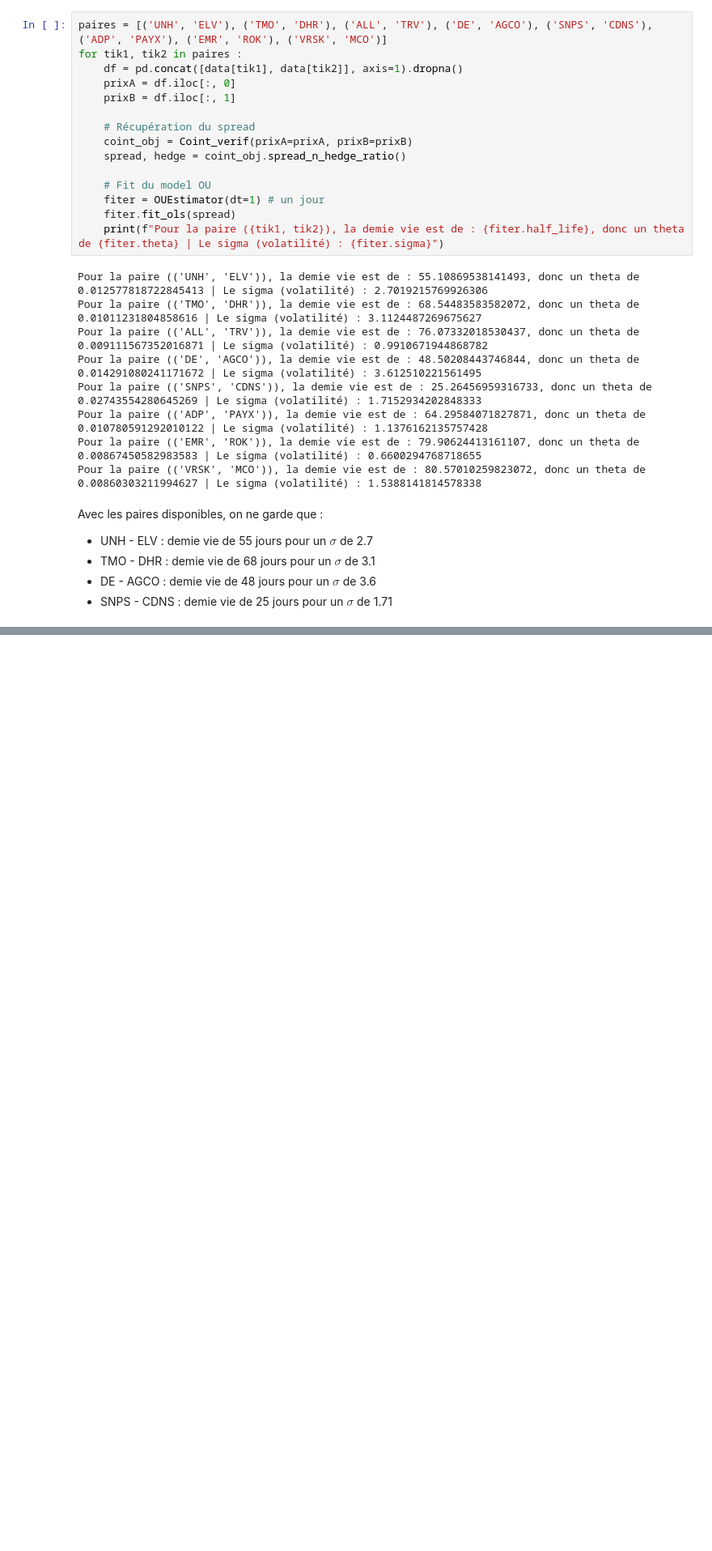
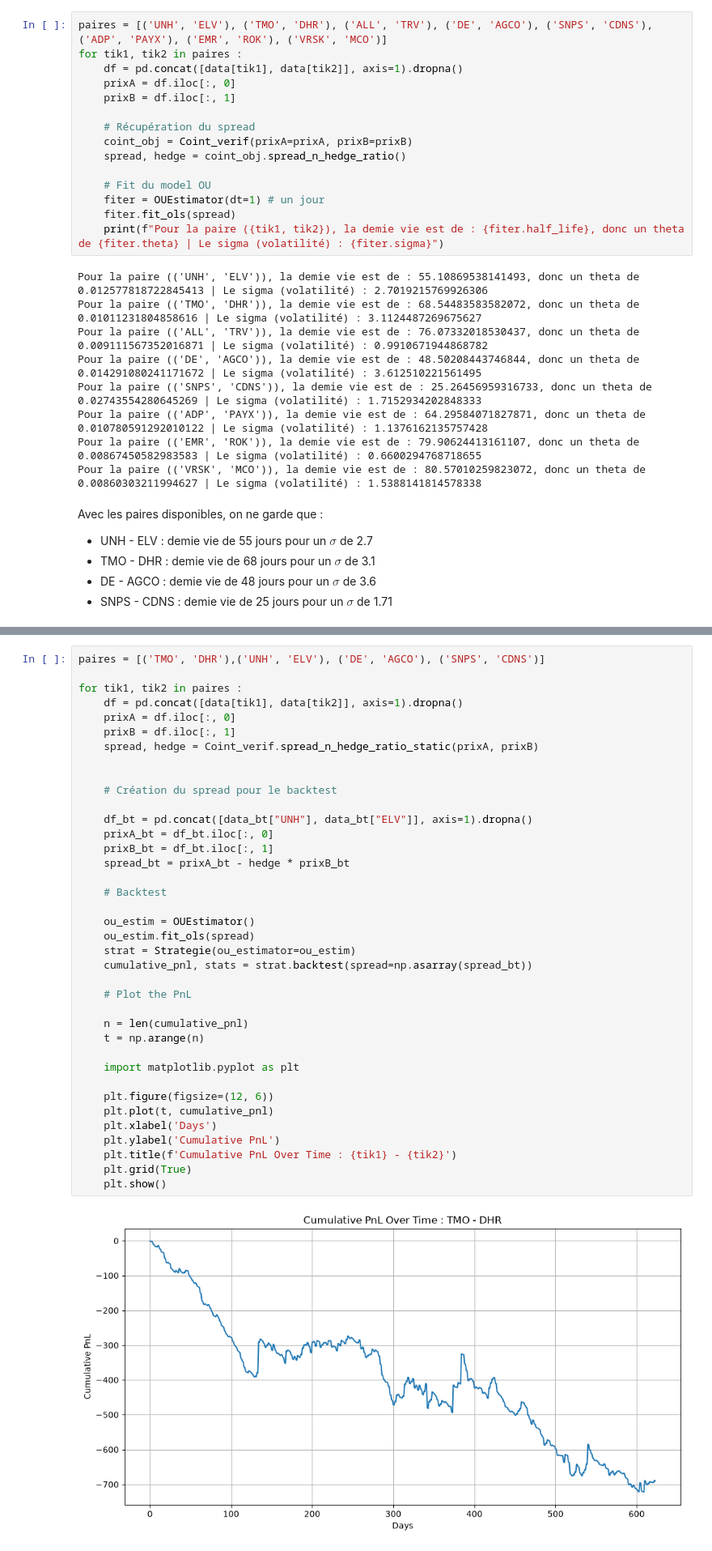
Before and after one commit to V0H6P/pair_trading, a Jupyter notebook: test_pair.ipynb, the cells around one changed output, grey strips where cells are left out. Shown at 81% size. Drawn from its saved outputs; the diff is of its cells as text; blank space fills up the shorter version.

```diff
--- a/test_pair.ipynb
+++ b/test_pair.ipynb
@@ -130,0 +196,40 @@ Avec les paires disponibles, on ne garde que  :
+# %%
+paires = [('TMO', 'DHR'),('UNH', 'ELV'), ('DE', 'AGCO'), ('SNPS', 'CDNS')]
+
+for tik1, tik2 in paires :
+    df = pd.concat([data[tik1], data[tik2]], axis=1).dropna()
+    prixA = df.iloc[:, 0]
+    prixB = df.iloc[:, 1]
+    spread, hedge = Coint_verif.spread_n_hedge_ratio_static(prixA, prixB)
+
+
+    # Création du spread pour le backtest
+
+    df_bt = pd.concat([data_bt["UNH"], data_bt["ELV"]], axis=1).dropna()
+    prixA_bt = df_bt.iloc[:, 0]
+    prixB_bt = df_bt.iloc[:, 1]
+    spread_bt = prixA_bt - hedge * prixB_bt
+
+    # Backtest
+
+    ou_estim = OUEstimator()
+    ou_estim.fit_ols(spread)
+    strat = Strategie(ou_estimator=ou_estim)
+    cumulative_pnl, stats = strat.backtest(spread=np.asarray(spread_bt))
+
+    # Plot the PnL
+
+    n = len(cumulative_pnl)
+    t = np.arange(n)
+
+    import matplotlib.pyplot as plt
+
+    plt.figure(figsize=(12, 6))
+    plt.plot(t, cumulative_pnl)
+    plt.xlabel('Days')
+    plt.ylabel('Cumulative PnL')
+    plt.title(f'Cumulative PnL Over Time : {tik1} - {tik2}')
+    plt.grid(True)
+    plt.show()
+# %% [output]
+[figure, added]
```
Also changed, not shown: parts of 5 cells of this notebook, 4 other files.
